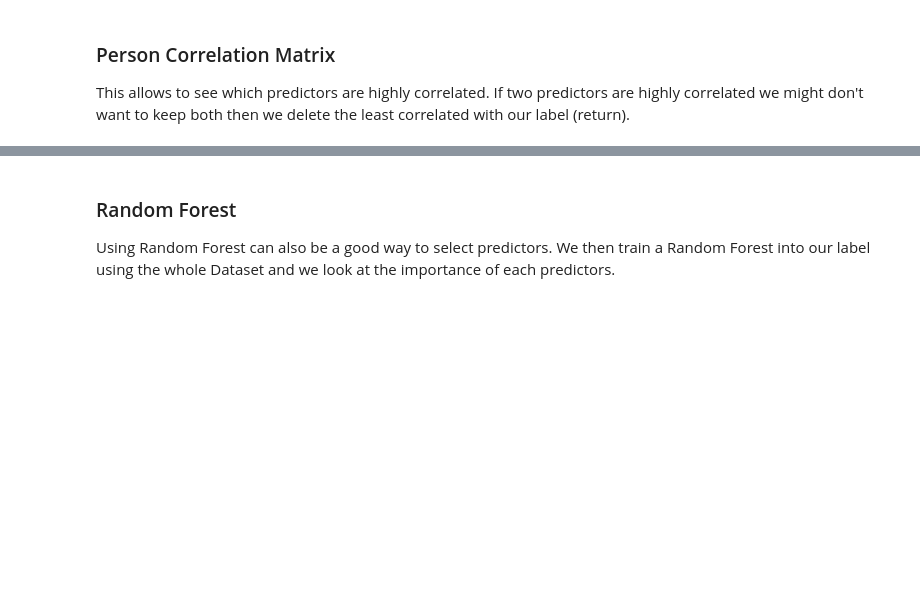
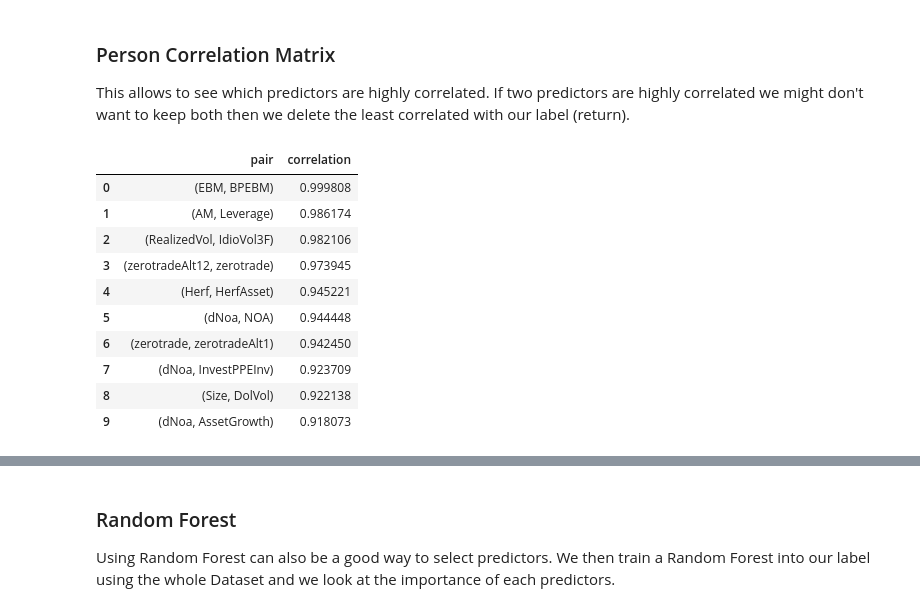
Before and after one commit to paulo-03/final_project_MLFin, a Jupyter notebook: main.ipynb, the cells around one changed output, grey strips where cells are left out. Saved outputs shown, nothing was run; the diff lists cells and outputs as text; code cells hidden in the pictures; blank space fills up the shorter version.

```diff
--- a/main.ipynb
+++ b/main.ipynb
@@ -29,0 +39,15 @@ This allows to see which predictors are highly correlated. If two predictors are
+# %%
+correlation_matrix = correlation.get_sorted_correlation_pairs(ascending=False, top_k_pairs=10)
+display(correlation_matrix)
+# %% [output]
+|  | pair | correlation |
+| 0 | (EBM, BPEBM) | 0.999808 |
+| 1 | (AM, Leverage) | 0.986174 |
+| 2 | (RealizedVol, IdioVol3F) | 0.982106 |
+| 3 | (zerotradeAlt12, zerotrade) | 0.973945 |
+| 4 | (Herf, HerfAsset) | 0.945221 |
+| 5 | (dNoa, NOA) | 0.944448 |
+| 6 | (zerotrade, zerotradeAlt1) | 0.942450 |
+| 7 | (dNoa, InvestPPEInv) | 0.923709 |
+| 8 | (Size, DolVol) | 0.922138 |
+| 9 | (dNoa, AssetGrowth) | 0.918073 |
```
Also changed, not shown: parts of 10 cells of this notebook, 2 other files.
